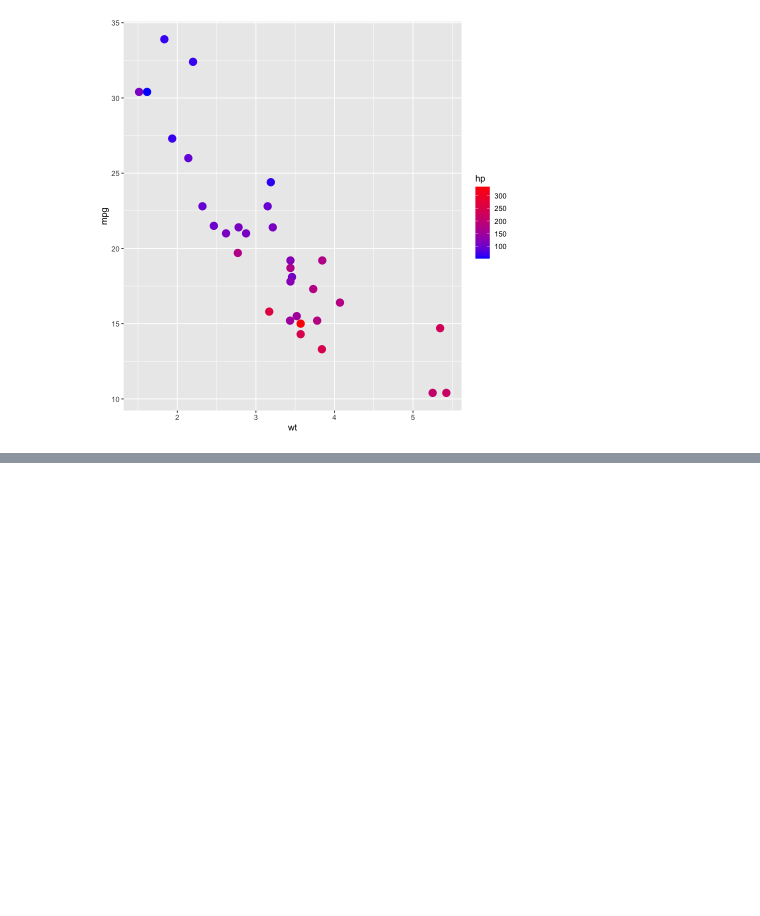
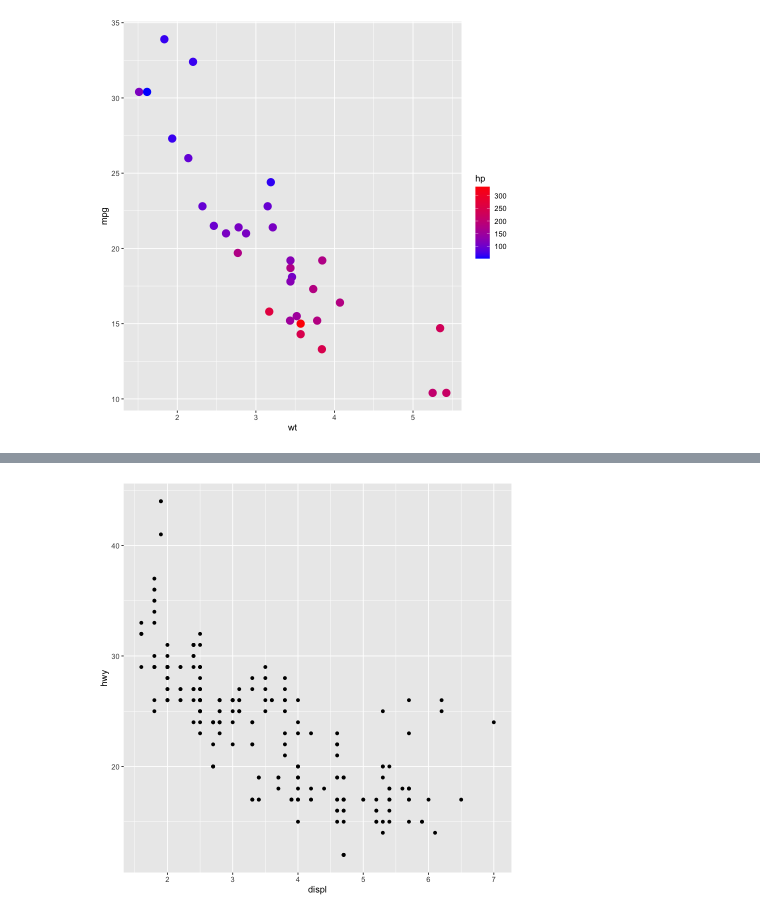
Before and after one commit to roblivesinottawa/data_visualization_project, a Jupyter notebook: notebooks/R/scatt.ipynb, the cells around one changed output, grey strips where cells are left out. Cells and saved outputs as stored; diff of their text form; code cells hidden in the pictures; blank space fills up the shorter version.

```diff
--- a/notebooks/R/scatt.ipynb
+++ b/notebooks/R/scatt.ipynb
@@ -86,3 +86,6 @@ pl <- ggplot(data = df, aes(x = wt, y =  mpg)) + geom_point(aes(color = hp), siz
 print(pl)
 # %% [output]
 [figure]
+# %%
+df <- mpg
+print(head(df))
@@ -88,0 +102,5 @@ print(pl)
+# %%
+pl <- ggplot(df, aes(x = displ, y = hwy)) + geom_point()
+print(pl)
+# %% [output]
+[figure, added]
```
Also changed, not shown: parts of 7 cells of this notebook, 2 other files.
